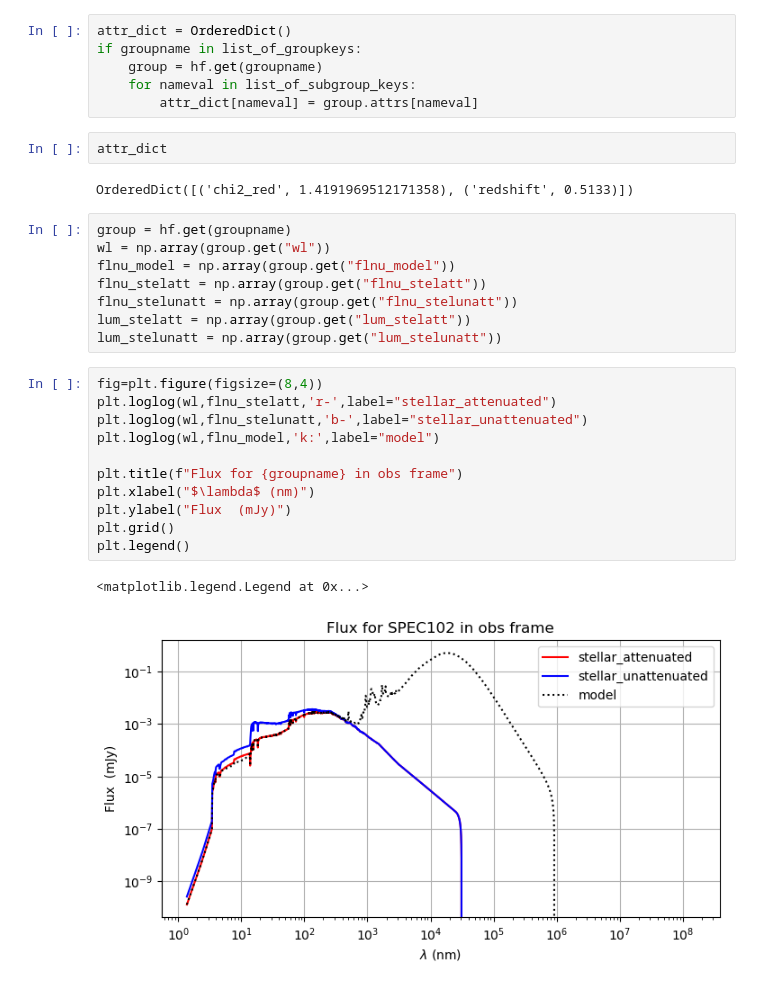
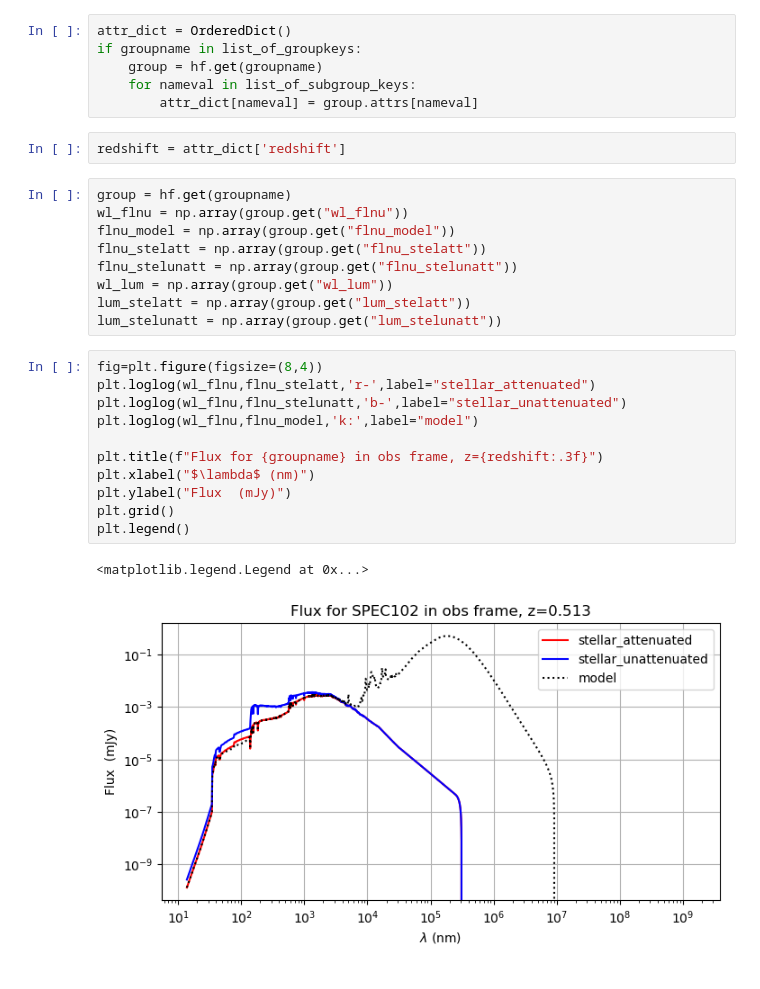
Before and after one commit to sylvielsstfr/Fors2pcigale, a Jupyter notebook: docs/notebooks/pcigale_runs/pcig_run_2024-02-05/cigale_save_fitresults-loop.ipynb, the cells around one changed output. Drawn from its saved outputs; the diff is of its cells as text.

```diff
--- a/docs/notebooks/pcigale_runs/pcig_run_2024-02-05/cigale_save_fitresults-loop.ipynb
+++ b/docs/notebooks/pcigale_runs/pcig_run_2024-02-05/cigale_save_fitresults-loop.ipynb
@@ -1148,28 +1150,27 @@ if groupname in list_of_groupkeys:
     for nameval in list_of_subgroup_keys:
         attr_dict[nameval] = group.attrs[nameval]
 # %%
-attr_dict
+redshift = attr_dict['redshift']
-# %% [output]
-OrderedDict([('chi2_red', 1.4191969512171358), ('redshift', 0.5133)])
 # %%
 group = hf.get(groupname)
-wl = np.array(group.get("wl"))
+wl_flnu = np.array(group.get("wl_flnu"))
 flnu_model = np.array(group.get("flnu_model"))
 flnu_stelatt = np.array(group.get("flnu_stelatt"))
 flnu_stelunatt = np.array(group.get("flnu_stelunatt"))
+wl_lum = np.array(group.get("wl_lum"))
 lum_stelatt = np.array(group.get("lum_stelatt"))
 lum_stelunatt = np.array(group.get("lum_stelunatt"))
 # %%
 fig=plt.figure(figsize=(8,4))
-plt.loglog(wl,flnu_stelatt,'r-',label="stellar_attenuated")
-plt.loglog(wl,flnu_stelunatt,'b-',label="stellar_unattenuated")
-plt.loglog(wl,flnu_model,'k:',label="model")
+plt.loglog(wl_flnu,flnu_stelatt,'r-',label="stellar_attenuated")
+plt.loglog(wl_flnu,flnu_stelunatt,'b-',label="stellar_unattenuated")
+plt.loglog(wl_flnu,flnu_model,'k:',label="model")
 
-plt.title(f"Flux for {groupname} in obs frame")
+plt.title(f"Flux for {groupname} in obs frame, z={redshift:.3f}")
 plt.xlabel("$\lambda$ (nm)")
 plt.ylabel("Flux  (mJy)")
 plt.grid()
 plt.legend()
 # %% [output]
 <matplotlib.legend.Legend at 0x...>
-[figure, old version]
+[figure, new version]
```
Also changed, not shown: parts of 2 cells of this notebook, 1 other file.
